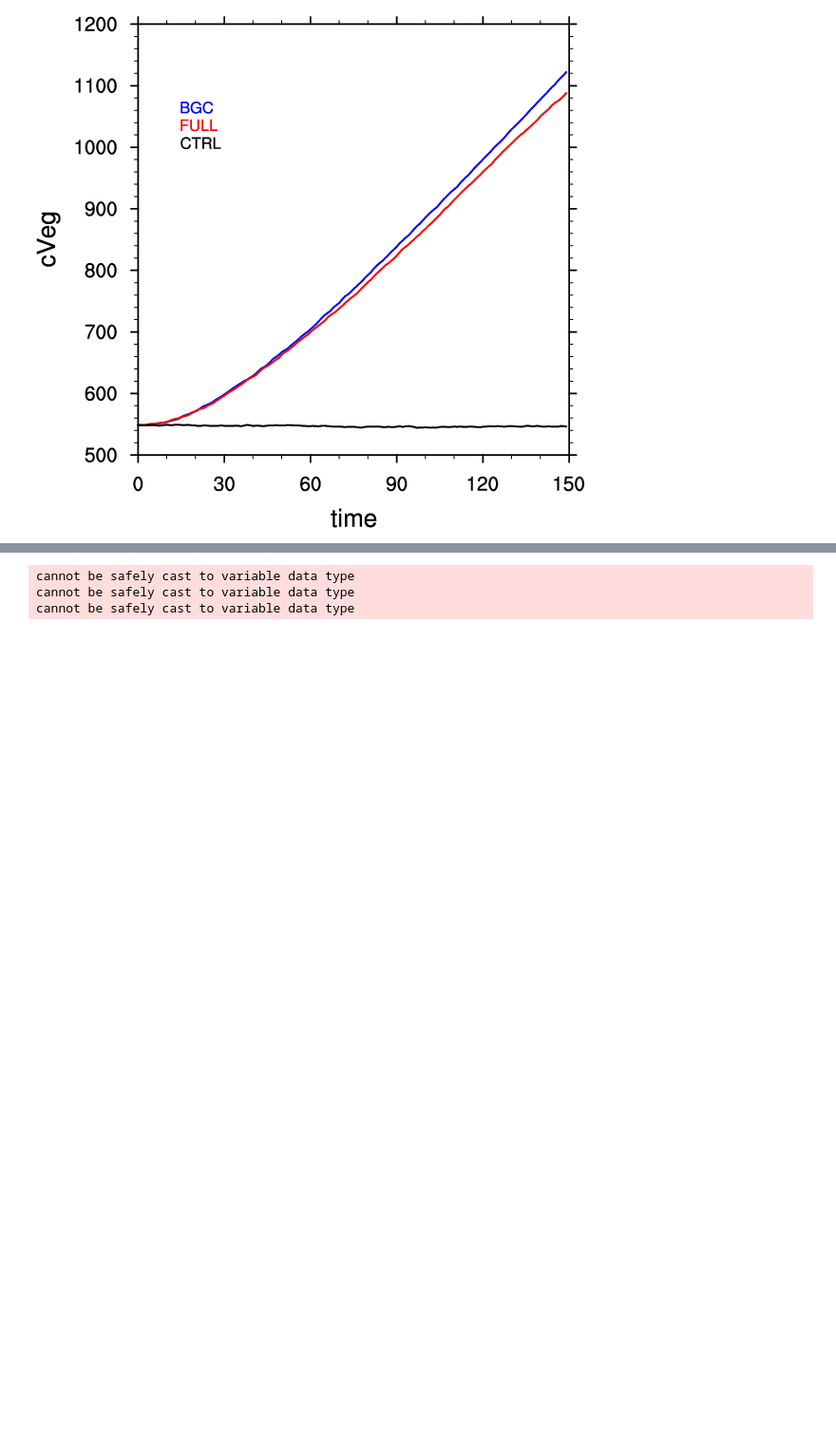
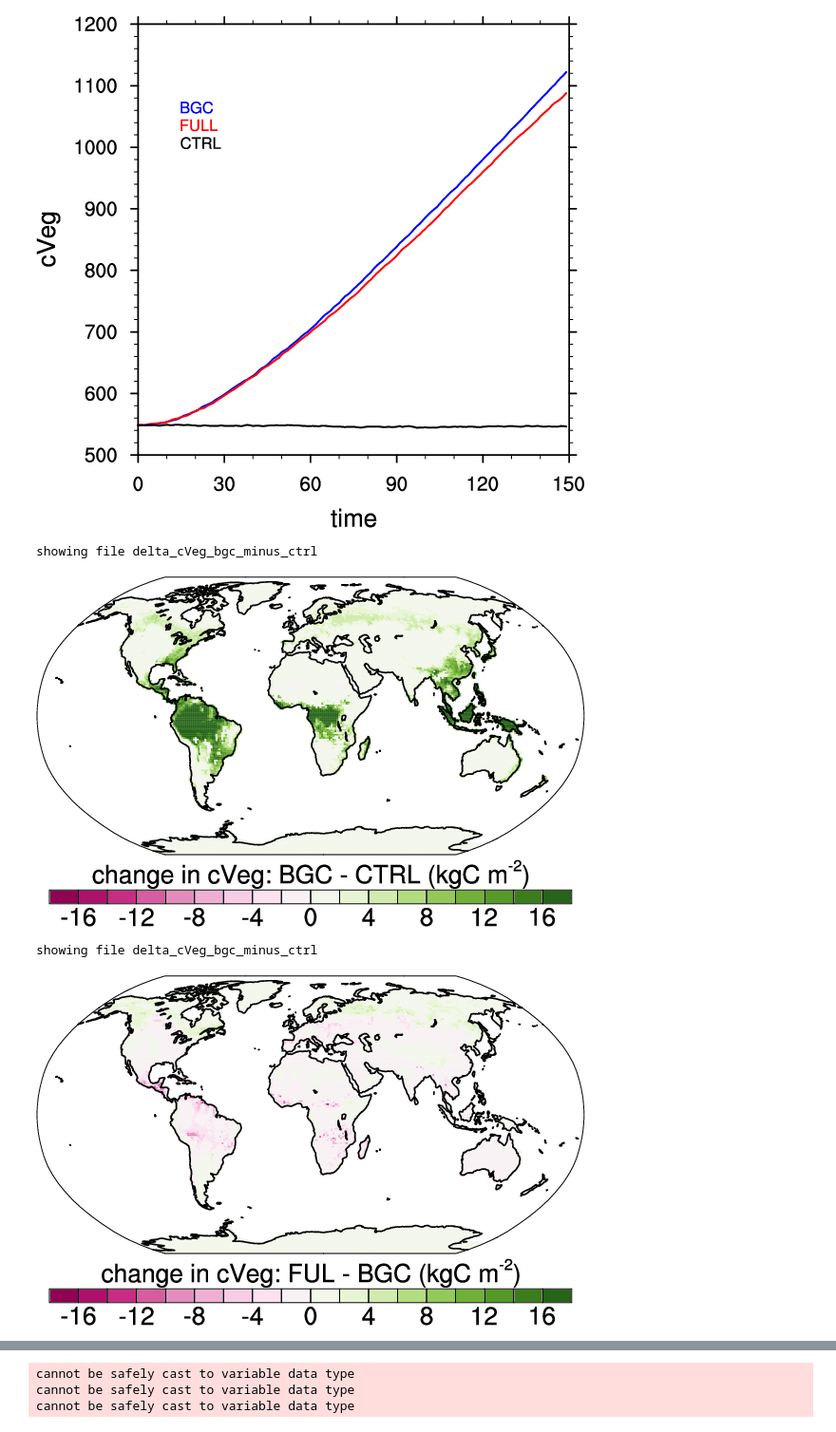
Before and after one commit to ckoven/cesm2_c4mip, a Jupyter notebook: cesm_c4mip.ipynb, the cells around one changed output, grey strips where cells are left out. Shown at 95% size. Cells and saved outputs as stored; diff of their text form; code cells hidden in the pictures; blank space fills up the shorter version.

```diff
--- a/cesm_c4mip.ipynb
+++ b/cesm_c4mip.ipynb
@@ -8,6 +8,9 @@ from IPython.display import Image
 import netCDF4 as nc4
 import smoothlib
 import geog_funcs
+
+years_tomap_start = 120
+years_tomap_end = 150
 # %% [output]
 1.6.1
 # %% [markdown]
@@ -197,3 +200,14 @@ cannot be safely cast to variable data type
 cannot be safely cast to variable data type
 showing file c4mip_cVeg_global
 [figure]
+# %%
+### make maps of the change in cVeg between (bgc - ctrl) and (ful - bgc)
+
+map_funcs.fill(cVeg_bgc_annual[years_tomap_start:years_tomap_end,:,:].mean(axis=0)-cVeg_ctrl_annual[years_tomap_start:years_tomap_end,:,:].mean(axis=0), lat, lon, file='delta_cVeg_bgc_minus_ctrl', showjupyter=True, projection='Robinson', levels=np.arange(-16,18,2), colormap='MPL_PiYG', subtitle='change in cVeg: BGC - CTRL (kgC m~S~-2~N~)')
+
+map_funcs.fill(cVeg_ful_annual[years_tomap_start:years_tomap_end,:,:].mean(axis=0)-cVeg_bgc_annual[years_tomap_start:years_tomap_end,:,:].mean(axis=0), lat, lon, file='delta_cVeg_bgc_minus_ctrl', showjupyter=True, projection='Robinson', levels=np.arange(-16,18,2), colormap='MPL_PiYG', subtitle='change in cVeg: FUL - BGC (kgC m~S~-2~N~)')
+# %% [output]
+showing file delta_cVeg_bgc_minus_ctrl
+[figure, added]
+showing file delta_cVeg_bgc_minus_ctrl
+[figure, added]
```
Also changed, not shown: parts of 11 cells of this notebook.
